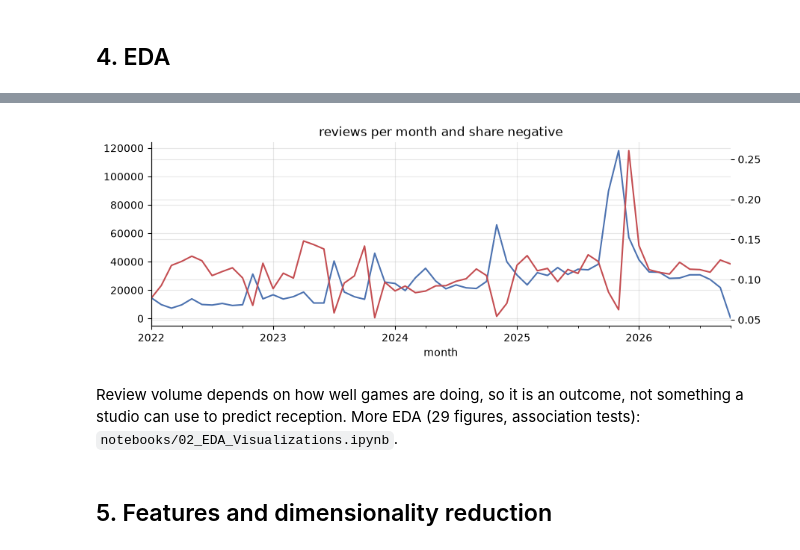
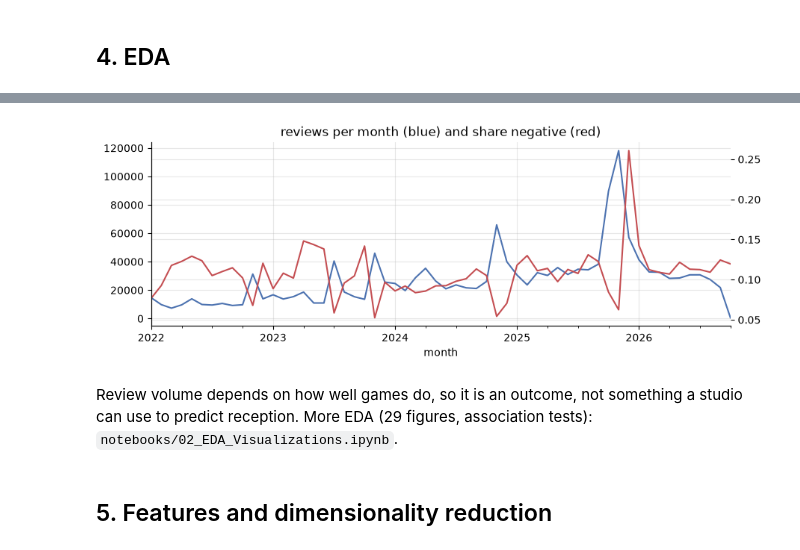
Before and after one commit to Shan713/IndieGuard, a Jupyter notebook: notebooks/review1/IndieGuard_Review1.ipynb, the cells around one changed output, grey strips where cells are left out. Cells and saved outputs as stored; diff of their text form; code cells hidden in the pictures.

```diff
--- a/notebooks/review1/IndieGuard_Review1.ipynb
+++ b/notebooks/review1/IndieGuard_Review1.ipynb
@@ -99,12 +118,12 @@ Short playtime and long reviews go with negativity, and languages differ a lot.
 # %%
 m = reviews.assign(month=reviews.created.dt.tz_localize(None).dt.to_period("M"), neg=~reviews.voted_up).groupby("month").agg(n=("neg", "size"), neg=("neg", "mean"))
 m = m[m.index >= "2022-01"]
-ax = m.n.plot(color="#4C72B0", figsize=(10, 3.2), title="reviews per month and share negative")
+ax = m.n.plot(color="#4C72B0", figsize=(10, 3.2), title="reviews per month (blue) and share negative (red)")
 m.neg.plot(ax=ax.twinx(), color="#C44E52");
 # %% [output]
-[figure, old version]
+[figure, new version]
 # %% [markdown]
-Review volume depends on how well games are doing, so it is an outcome, not something a studio can use to predict reception.
+Review volume depends on how well games do, so it is an outcome, not something a studio can use to predict reception.
 More EDA (29 figures, association tests): `notebooks/02_EDA_Visualizations.ipynb`.
 # %% [markdown]
 ## 5. Features and dimensionality reduction
```
Also changed, not shown: parts of 51 cells of this notebook, 1 other file.
